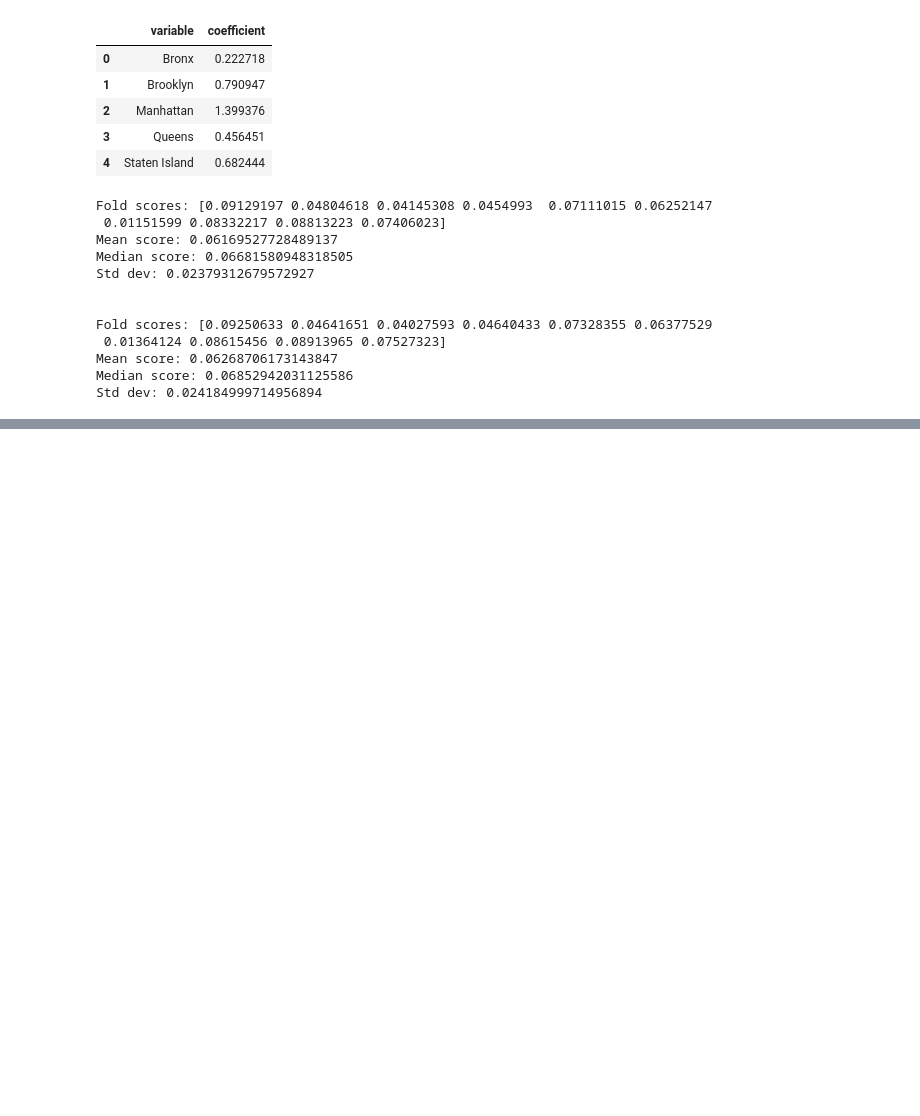
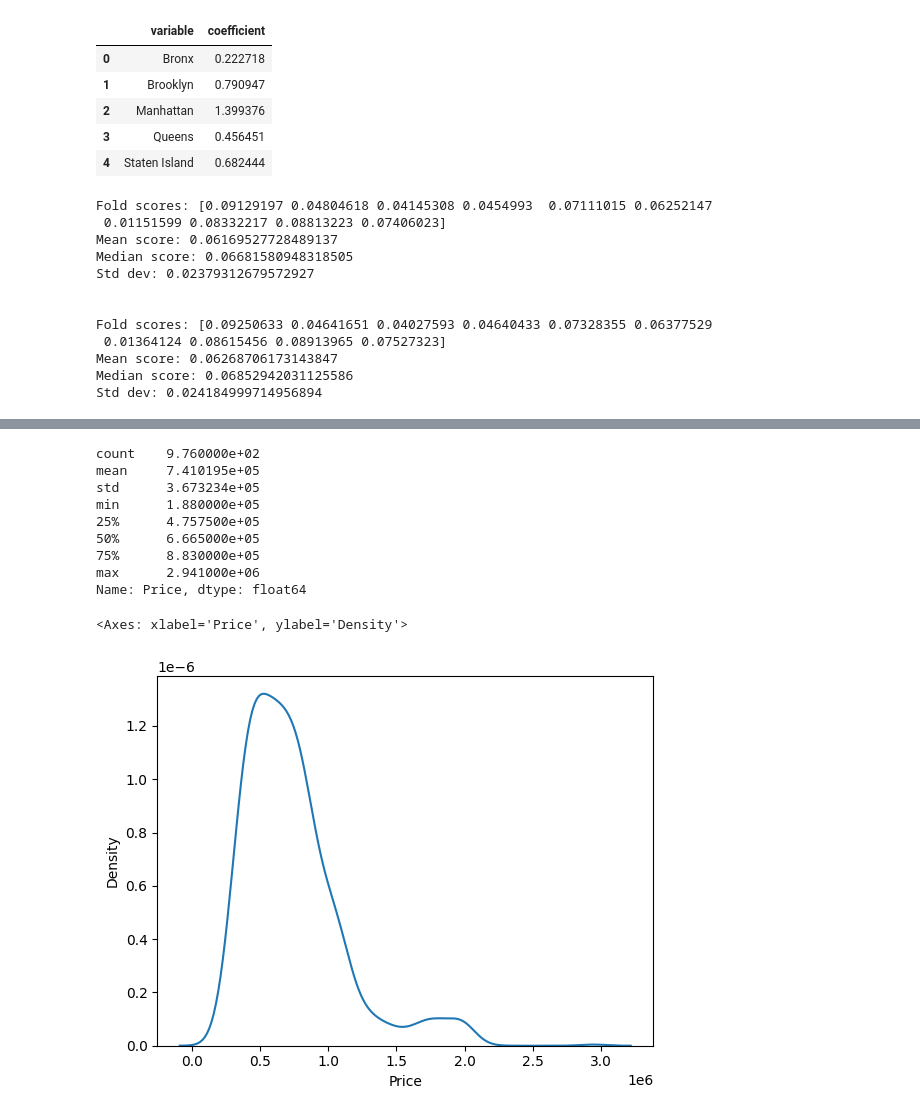
Before and after one commit to oliviapang/DS_3001_Assignments, a Jupyter notebook: Assignment_3/3_Linear_Models.ipynb, the cells around one changed output, grey strips where cells are left out. Drawn from its saved outputs; the diff is of its cells as text; code cells hidden in the pictures; blank space fills up the shorter version.

```diff
--- a/Assignment_3/3_Linear_Models.ipynb
+++ b/Assignment_3/3_Linear_Models.ipynb
@@ -233,0 +251,17 @@ Std dev: 0.024184999714956894
+# %%
+# 1
+df = pd.read_csv('/content/data/cars_hw.csv')
+print(df['Price'].describe())
+sns.kdeplot(data = df, x = df['Price'])
+# %% [output]
+count    9.760000e+02
+mean     7.410195e+05
+std      3.673234e+05
+min      1.880000e+05
+25%      4.757500e+05
+50%      6.665000e+05
+75%      8.830000e+05
+max      2.941000e+06
+Name: Price, dtype: float64
+<Axes: xlabel='Price', ylabel='Density'>
+[figure, added]
```
Also changed, not shown: parts of 24 cells of this notebook.
